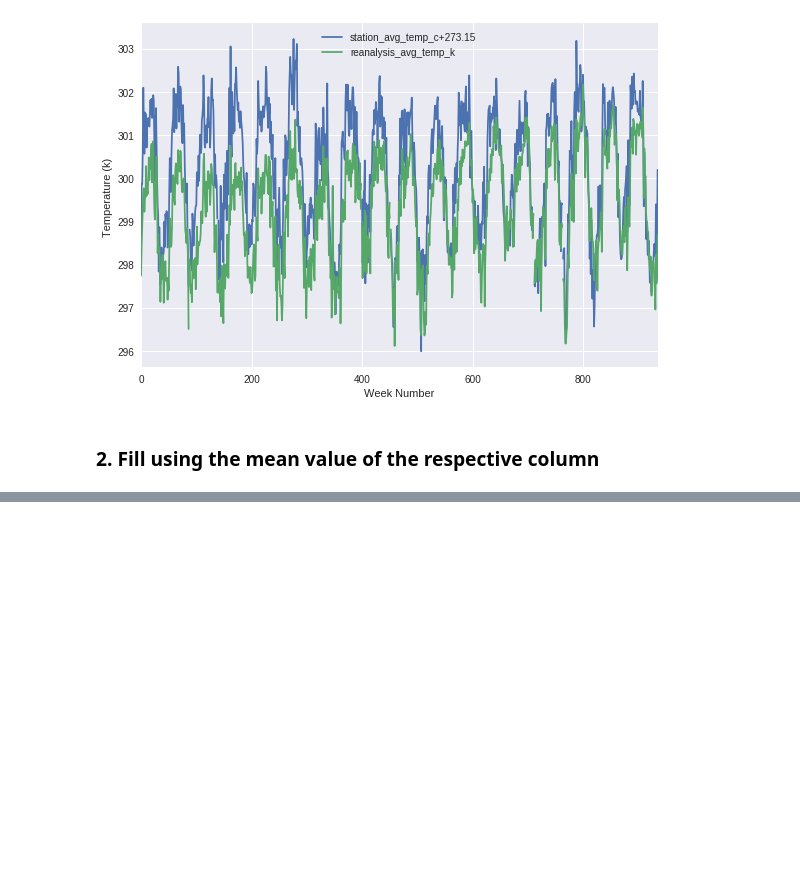
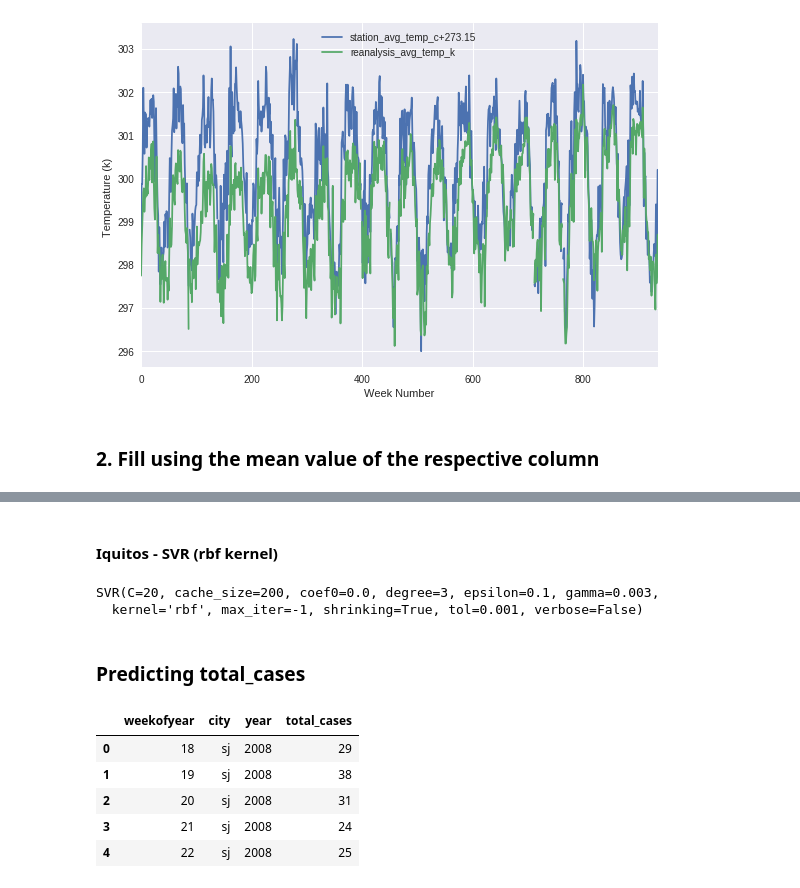
Before and after one commit to Dinuka77/DengAI, a Jupyter notebook: MultiModel.ipynb, the cells around one changed output, grey strips where cells are left out. Cells and saved outputs as stored; diff of their text form; code cells hidden in the pictures; blank space fills up the shorter version.

```diff
--- a/MultiModel.ipynb
+++ b/MultiModel.ipynb
@@ -294,7 +293,6 @@ X_test_iq: (156, 28)
 # %%
 def drop_unnecessary_features(df):
     df.drop(drop_features, axis=1, inplace=True)
-    df.drop(time_series_features, axis=1, inplace=True)
     return df
 # %%
 X_train_sj = drop_unnecessary_features(X_train_sj)
@@ -342,7 +330,3 @@ X_train.head()
 # %%
-X_sj, y_sj = X_train.loc[X_train.city == 'sj', :], Y_train.loc[X_train.city == 'sj', :]
-X_iq, y_iq = X_train.loc[X_train.city == 'iq', :], Y_train.loc[X_train.city == 'iq', :]
-print(f'X_sj: {X_sj.shape}')
-print(f'y_sj: {y_sj.shape}')
-print(f'X_iq: {X_iq.shape}')
-print(f'y_iq: {y_iq.shape}')
+X_sj, Y_sj = X_train.loc[X_train.city == 'sj', :], Y_train.loc[X_train.city == 'sj', :]
+X_iq, Y_iq = X_train.loc[X_train.city == 'iq', :], Y_train.loc[X_train.city == 'iq', :]
@@ -385,0 +566,8 @@ y_cross_iq: (104, 1)
+# %%
+predict_sj = X_test_sj[keys]
+predict_iq = X_test_iq[keys]
+
+X_sj.drop(['city','year','weekofyear'],axis=1,inplace=True)
+X_iq.drop(['city','year','weekofyear'],axis=1,inplace=True)
+X_test_sj.drop(['city','year','weekofyear','index'],axis=1,inplace=True)
+X_test_iq.drop(['city','year','weekofyear','index'],axis=1,inplace=True)
@@ -385,0 +578,3 @@ y_cross_iq: (104, 1)
+# %%
+reg_sj = GradientBoostingRegressor(learning_rate=0.1, max_depth=5, n_estimators=500, random_state=67)
+reg_sj.fit(X_sj, Y_sj.total_cases)
@@ -385,0 +589,21 @@ y_cross_iq: (104, 1)
+# %% [markdown]
+#### Iquitos - SVR (rbf kernel)
+# %%
+reg_iq = SVR(kernel='rbf', C=20, gamma=0.003)
+reg_iq.fit(X_iq, Y_iq.total_cases)
+# %% [output]
+SVR(C=20, cache_size=200, coef0=0.0, degree=3, epsilon=0.1, gamma=0.003,
+  kernel='rbf', max_iter=-1, shrinking=True, tol=0.001, verbose=False)
+# %% [markdown]
+### Predicting total_cases
+# %%
+Y_sj_pred = reg_sj.predict(X_test_sj)
+predict_sj['total_cases'] = Y_sj_pred.round().astype(int)
+predict_sj.head()
+# %% [output]
+|  | weekofyear | city | year | total_cases |
+| 0 | 18 | sj | 2008 | 29 |
+| 1 | 19 | sj | 2008 | 38 |
+| 2 | 20 | sj | 2008 | 31 |
+| 3 | 21 | sj | 2008 | 24 |
+| 4 | 22 | sj | 2008 | 25 |
```
Also changed, not shown: parts of 72 cells of this notebook, 2 other files.
